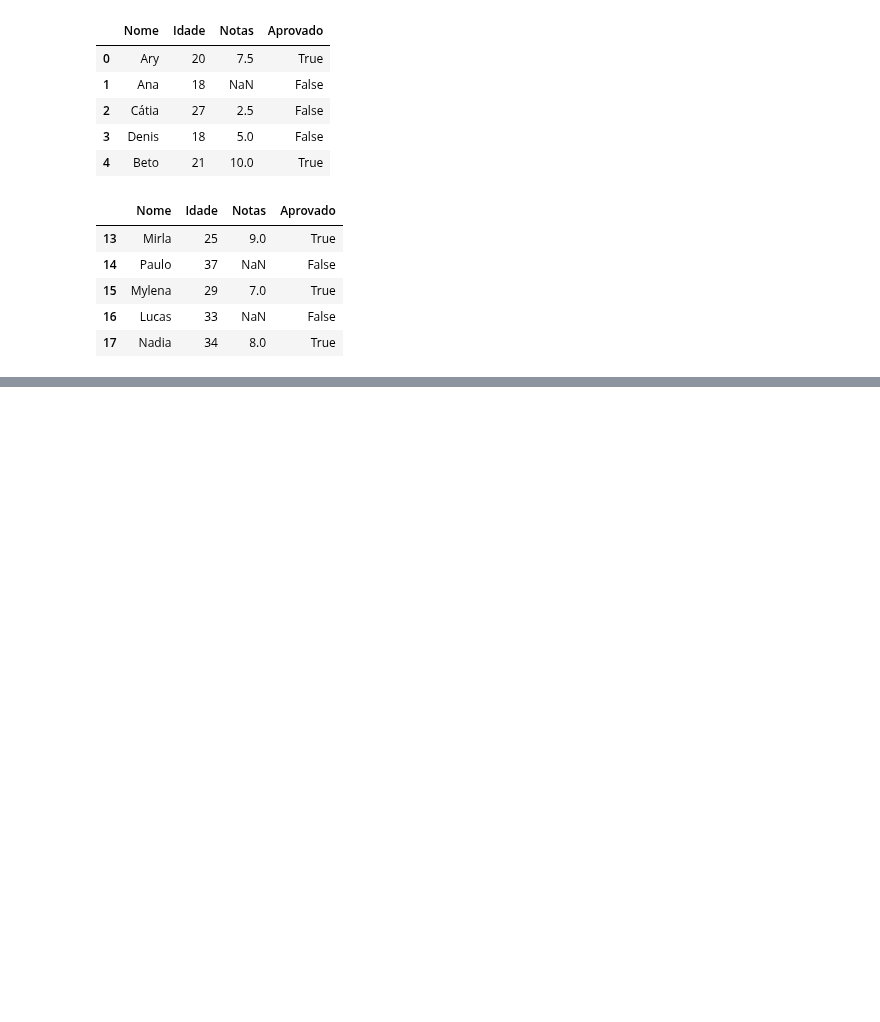
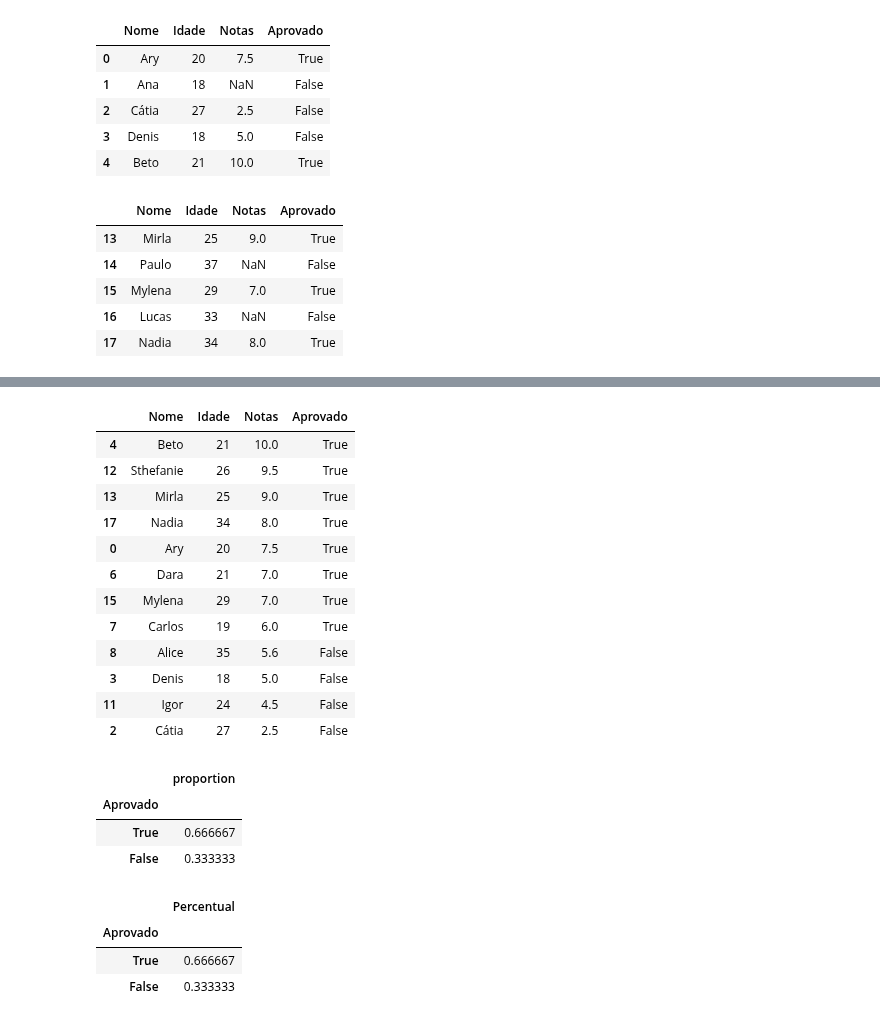
Before and after one commit to matheuspfferreira/python_data_science, a Jupyter notebook: Escola Mondial - 03/NB_Escola_Mondial.ipynb, the cells around one changed output, grey strips where cells are left out. Drawn from its saved outputs; the diff is of its cells as text; code cells hidden in the pictures; blank space fills up the shorter version.

```diff
--- a/Escola Mondial - 03/NB_Escola_Mondial.ipynb
+++ b/Escola Mondial - 03/NB_Escola_Mondial.ipynb
@@ -46,0 +74,35 @@ dataset.tail()
+# %%
+# Ordenando o conjunto de dados com base nas notas
+dataset.sort_values('Notas', ascending=False)
+# %% [output]
+|  | Nome | Idade | Notas | Aprovado |
+| 4 | Beto | 21 | 10.0 | True |
+| 12 | Sthefanie | 26 | 9.5 | True |
+| 13 | Mirla | 25 | 9.0 | True |
+| 17 | Nadia | 34 | 8.0 | True |
+| 0 | Ary | 20 | 7.5 | True |
+| 6 | Dara | 21 | 7.0 | True |
+| 15 | Mylena | 29 | 7.0 | True |
+| 7 | Carlos | 19 | 6.0 | True |
+| 8 | Alice | 35 | 5.6 | False |
+| 3 | Denis | 18 | 5.0 | False |
+| 11 | Igor | 24 | 4.5 | False |
+| 2 | Cátia | 27 | 2.5 | False |
+# %%
+# Verificando a porcentagem de alunos aprovados e reprovados
+df_quantidade_aprovados = dataset.Aprovado.value_counts(normalize=True).to_frame()
+df_quantidade_aprovados
+# %% [output]
+|  | proportion |
+| Aprovado |  |
+| True | 0.666667 |
+| False | 0.333333 |
+# %%
+# Alterando o nome da coluna
+df_quantidade_aprovados.rename(columns={'proportion': 'Percentual'}, inplace=True)
+df_quantidade_aprovados
+# %% [output]
+|  | Percentual |
+| Aprovado |  |
+| True | 0.666667 |
+| False | 0.333333 |
```
Also changed, not shown: parts of 5 cells of this notebook.
